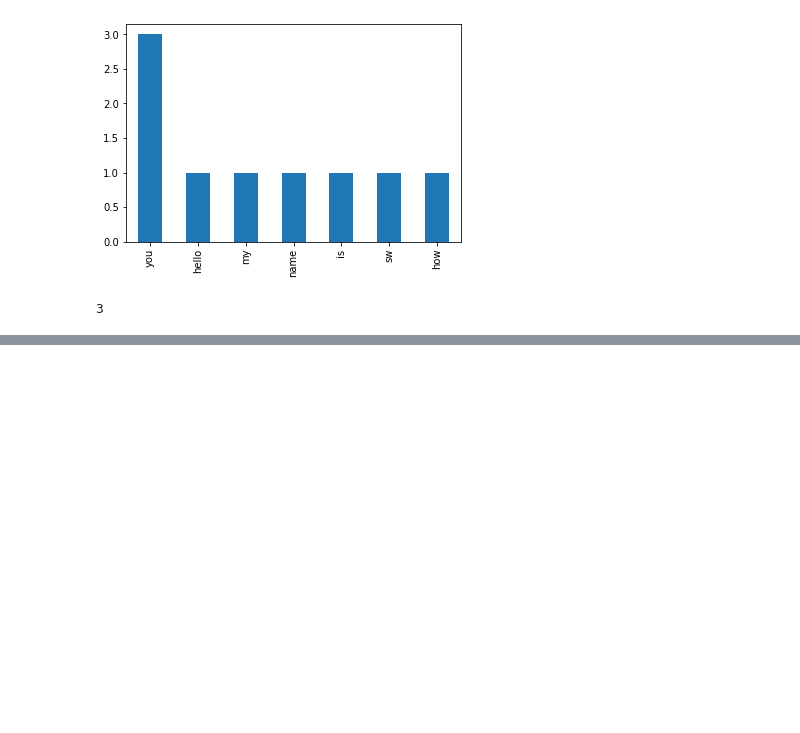
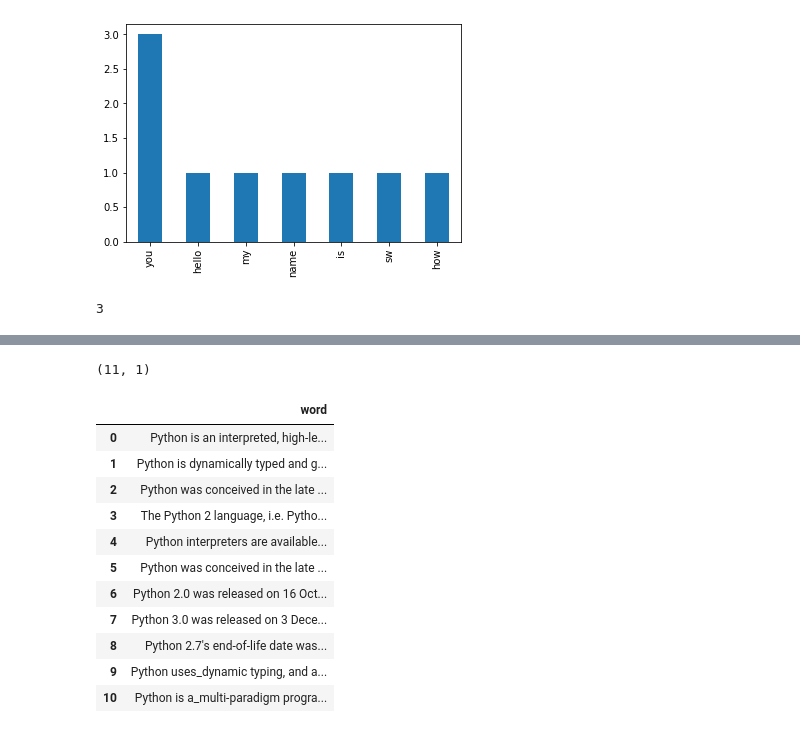
Before and after one commit to swgu931/temp, a Jupyter notebook: DE_course_1.ipynb, the cells around one changed output, grey strips where cells are left out. Drawn from its saved outputs; the diff is of its cells as text; code cells hidden in the pictures; blank space fills up the shorter version.

```diff
--- a/DE_course_1.ipynb
+++ b/DE_course_1.ipynb
@@ -683,0 +708,19 @@ words['word_count'][0]
+# %%
+data.shape
+# %% [output]
+(11, 1)
+# %%
+data
+# %% [output]
+|  | word |
+| 0 | Python is an interpreted, high-le... |
+| 1 | Python is dynamically typed and g... |
+| 2 | Python was conceived in the late ... |
+| 3 | The Python 2 language, i.e. Pytho... |
+| 4 | Python interpreters are available... |
+| 5 | Python was conceived in the late ... |
+| 6 | Python 2.0 was released on 16 Oct... |
+| 7 | Python 3.0 was released on 3 Dece... |
+| 8 | Python 2.7's end-of-life date was... |
+| 9 | Python uses_dynamic typing, and a... |
+| 10 | Python is a_multi-paradigm progra... |
```
Also changed, not shown: parts of 27 cells of this notebook.
